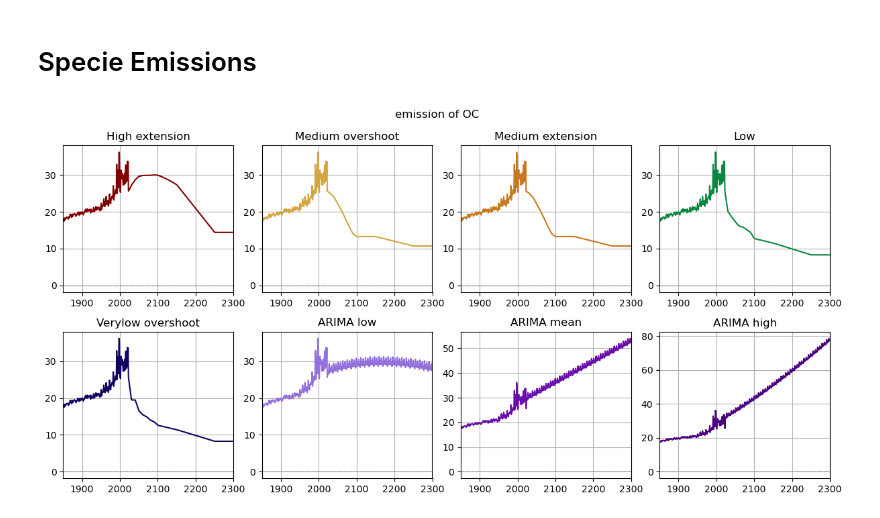
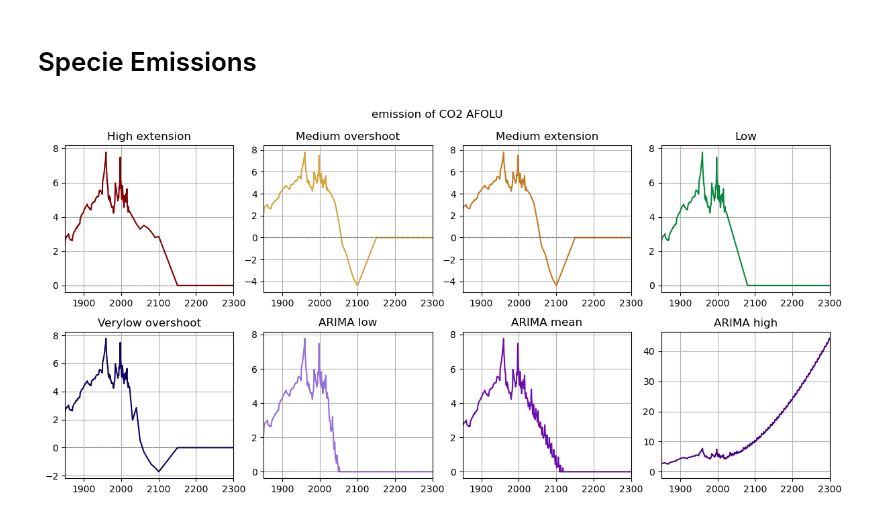
Before and after one commit to xuxingcheng/FAIR-emission-climate-model, a Jupyter notebook: ARIMA/FAIR_ARIMA_evaluation.ipynb, the cells around one changed output. Saved outputs shown, nothing was run; the diff lists cells and outputs as text; code cells hidden in the pictures.

```diff
--- a/ARIMA/FAIR_ARIMA_evaluation.ipynb
+++ b/ARIMA/FAIR_ARIMA_evaluation.ipynb
@@ -229,7 +229,7 @@ f.species
 # %% [markdown]
 # Specie Emissions
 # %%
-specie = 'OC'
+specie = 'CO2 AFOLU'
 
 fig, ax = pl.subplots(2, 4, figsize=(12, 6))
 
@@ -242,31 +242,31 @@ for i, scenario in enumerate(scenarios):
                 pp[0],
                 axis=1,
             ),
             np.percentile(
                 f.emissions.loc[dict(scenario=scenario, specie = specie)],
                 pp[1],
                 axis=1,
             ),
             color=colors[scenarios[i]],
             alpha=0.2,
             lw=0
         )
 
     ax[i // 4, i % 4].plot(
         f.timepoints,
         np.median(
             f.emissions.loc[dict(scenario=scenario, specie = specie)],
             axis=1,
         ),
         color=colors[scenarios[i]],
     )
     ax[i // 4, i % 4].set_xlim(1850, 2300)
     #ax[i // 4, i % 4].set_ylim(-2, 15)
     ax[i // 4, i % 4].axhline(0, color="k", ls=":", lw=0.5)
     ax[i // 4, i % 4].set_title(fancy_titles[scenarios[i]])
     ax[i // 4, i % 4].grid()
 
 pl.suptitle(f"emission of {specie}")
 fig.tight_layout()
 # %% [output]
-[figure, old version]
+[figure, new version]
```
Also changed, not shown: parts of 8 cells of this notebook.
